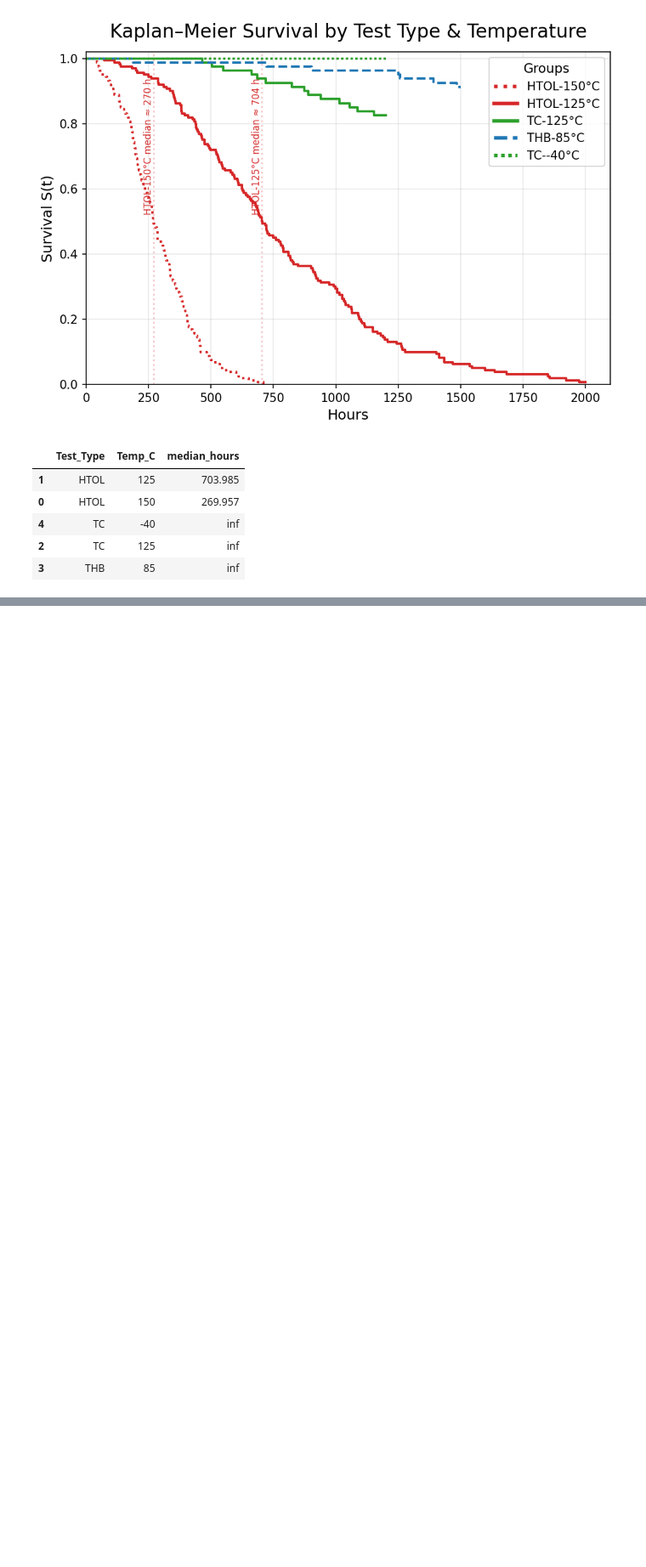
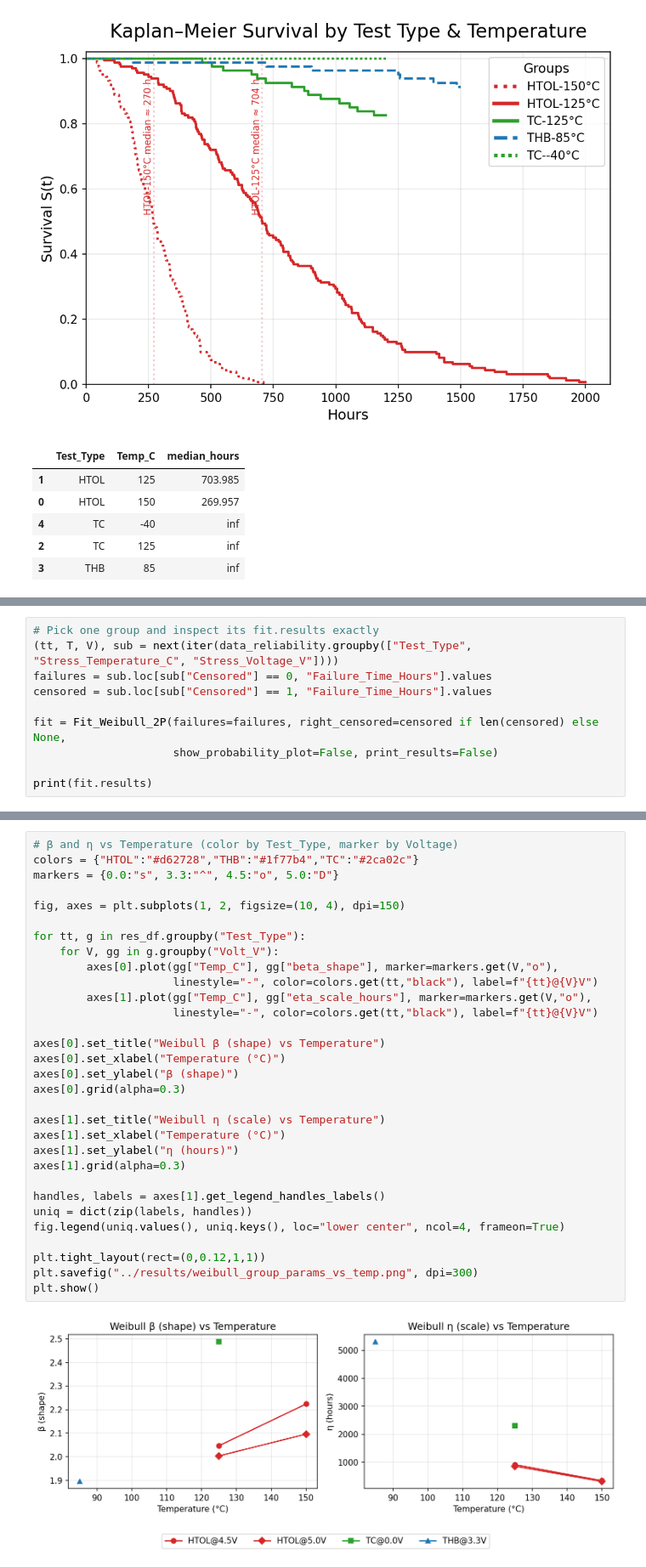
Before and after one commit to saifar-tug/semiconductor-reliability-lifetime-analysis, a Jupyter notebook: notebooks/reliability_analysis.ipynb, the cells around one changed output, grey strips where cells are left out. Shown at 85% size. Cells and saved outputs as stored; diff of their text form; blank space fills up the shorter version.

```diff
--- a/notebooks/reliability_analysis.ipynb
+++ b/notebooks/reliability_analysis.ipynb
@@ -124,0 +140,10 @@ med_df
+# %%
+# Pick one group and inspect its fit.results exactly
+(tt, T, V), sub = next(iter(data_reliability.groupby(["Test_Type", "Stress_Temperature_C", "Stress_Voltage_V"])))
+failures = sub.loc[sub["Censored"] == 0, "Failure_Time_Hours"].values
+censored = sub.loc[sub["Censored"] == 1, "Failure_Time_Hours"].values
+
+fit = Fit_Weibull_2P(failures=failures, right_censored=censored if len(censored) else None,
+                     show_probability_plot=False, print_results=False)
+
+print(fit.results)
@@ -161,0 +227,33 @@ KeyError: 'beta'
+# %%
+# β and η vs Temperature (color by Test_Type, marker by Voltage)
+colors = {"HTOL":"#d62728","THB":"#1f77b4","TC":"#2ca02c"}
+markers = {0.0:"s", 3.3:"^", 4.5:"o", 5.0:"D"}
+
+fig, axes = plt.subplots(1, 2, figsize=(10, 4), dpi=150)
+
+for tt, g in res_df.groupby("Test_Type"):
+    for V, gg in g.groupby("Volt_V"):
+        axes[0].plot(gg["Temp_C"], gg["beta_shape"], marker=markers.get(V,"o"),
+                     linestyle="-", color=colors.get(tt,"black"), label=f"{tt}@{V}V")
+        axes[1].plot(gg["Temp_C"], gg["eta_scale_hours"], marker=markers.get(V,"o"),
+                     linestyle="-", color=colors.get(tt,"black"), label=f"{tt}@{V}V")
+
+axes[0].set_title("Weibull β (shape) vs Temperature")
+axes[0].set_xlabel("Temperature (°C)")
+axes[0].set_ylabel("β (shape)")
+axes[0].grid(alpha=0.3)
+
+axes[1].set_title("Weibull η (scale) vs Temperature")
+axes[1].set_xlabel("Temperature (°C)")
+axes[1].set_ylabel("η (hours)")
+axes[1].grid(alpha=0.3)
+
+handles, labels = axes[1].get_legend_handles_labels()
+uniq = dict(zip(labels, handles))
+fig.legend(uniq.values(), uniq.keys(), loc="lower center", ncol=4, frameon=True)
+
+plt.tight_layout(rect=(0,0.12,1,1))
+plt.savefig("../results/weibull_group_params_vs_temp.png", dpi=300)
+plt.show()
+# %% [output]
+[figure, added]
```
Also changed, not shown: parts of 7 cells of this notebook, 4 other files.
